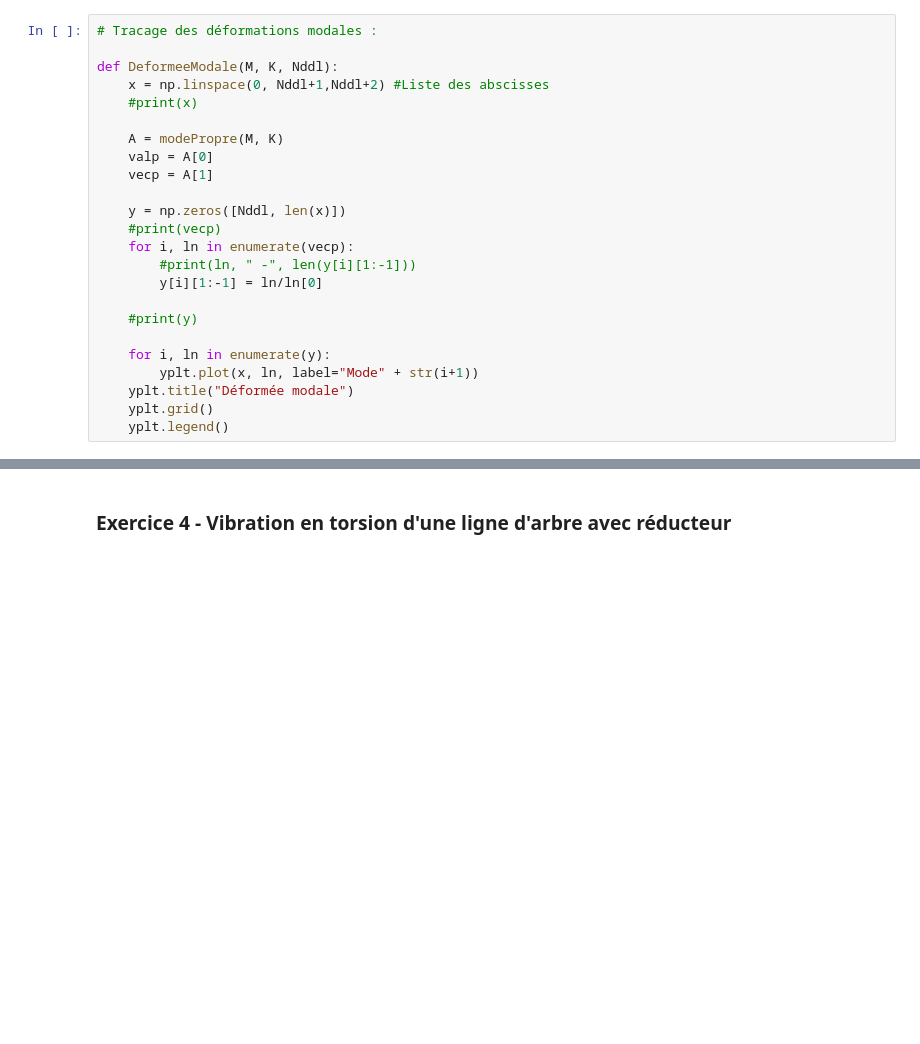
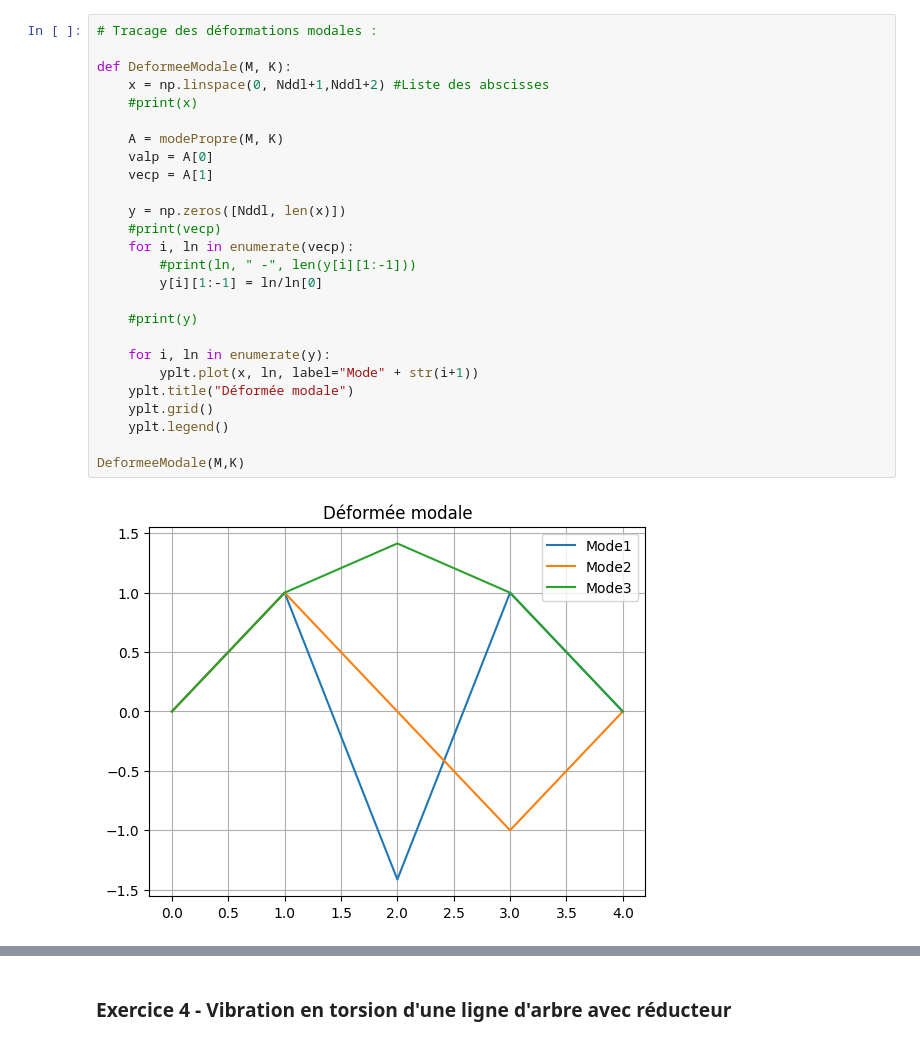
Before and after one commit to Clotilde636/Projet_CSV, a Jupyter notebook: TD02.ipynb, the cells around one changed output, grey strips where cells are left out. Cells and saved outputs as stored; diff of their text form; blank space fills up the shorter version.

```diff
--- a/TD02.ipynb
+++ b/TD02.ipynb
@@ -25,27 +105,31 @@ def modePropre(M,K):
 # %%
 # Tracage des déformations modales :
 
-def DeformeeModale(M, K, Nddl):
+def DeformeeModale(M, K):
     x = np.linspace(0, Nddl+1,Nddl+2) #Liste des abscisses
     #print(x)
 
     A = modePropre(M, K)
     valp = A[0]
     vecp = A[1]
 
     y = np.zeros([Nddl, len(x)])
     #print(vecp)
     for i, ln in enumerate(vecp):
         #print(ln, " -", len(y[i][1:-1]))
         y[i][1:-1] = ln/ln[0]
 
     #print(y)
 
     for i, ln in enumerate(y):
         yplt.plot(x, ln, label="Mode" + str(i+1))
     yplt.title("Déformée modale")
     yplt.grid()
     yplt.legend()
+
+DeformeeModale(M,K)
+# %% [output]
+[figure, added]
 # %%
 """On cherche maintenant la reponse en fréquence
     --> X=A-1F"""
```
Also changed, not shown: parts of 12 cells of this notebook, 1 other file.
